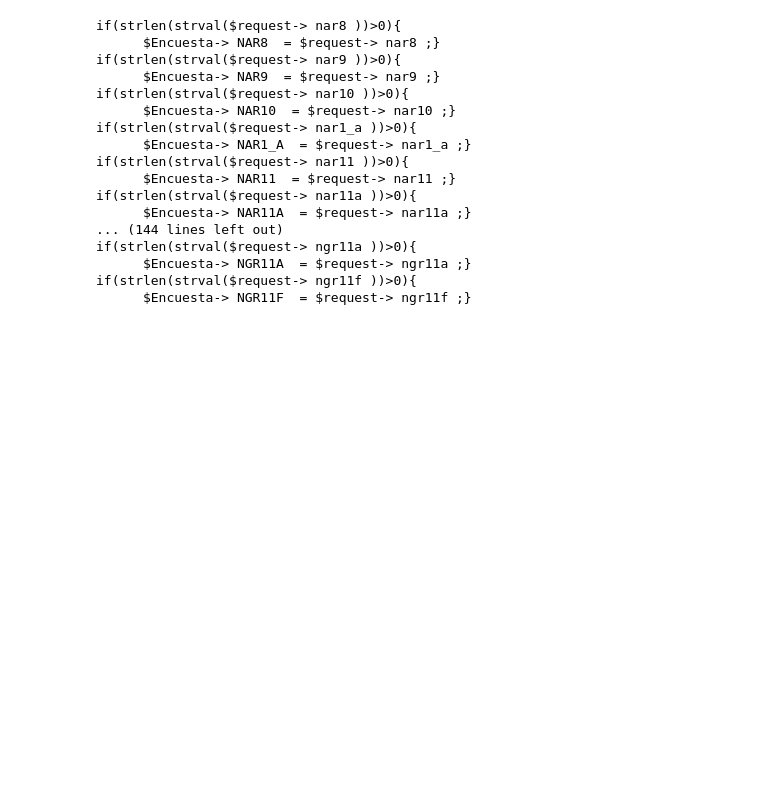
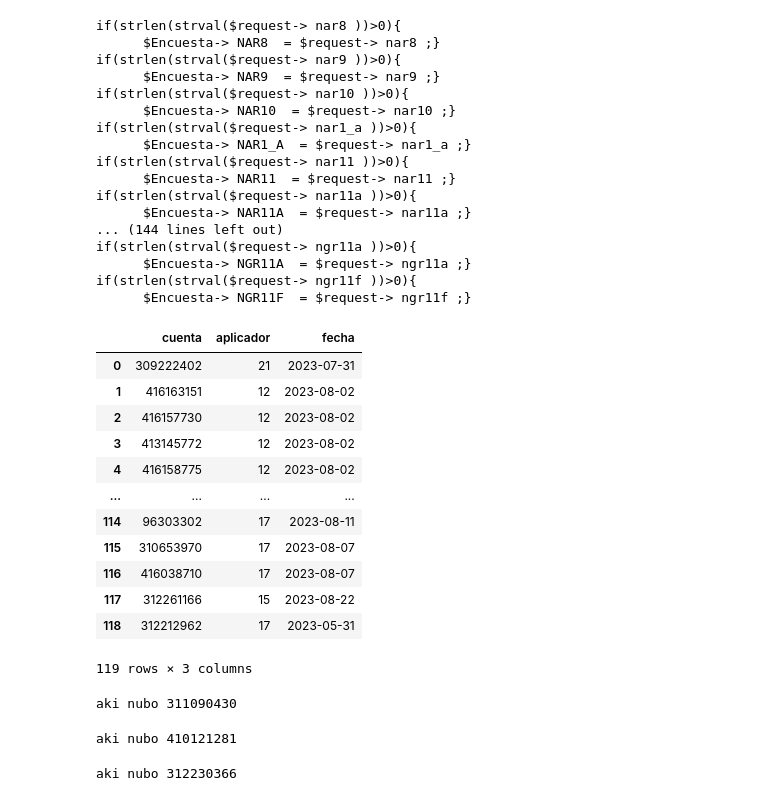
Before and after one commit to icelisipcom/PVE-polls, a Jupyter notebook: notebook.ipynb, the cells around one changed output. Saved outputs shown, nothing was run; the diff lists cells and outputs as text; code cells hidden in the pictures; blank space fills up the shorter version.

```diff
--- a/notebook.ipynb
+++ b/notebook.ipynb
@@ -436,3 +436,34 @@ if(strlen(strval($request-> ngr11a ))>0){
       $Encuesta-> NGR11A  = $request-> ngr11a ;}
 if(strlen(strval($request-> ngr11f ))>0){
       $Encuesta-> NGR11F  = $request-> ngr11f ;}
+# %%
+# cambiar fehcas
+import pandas as pd
+fechas=pd.read_excel('fechas.xlsx')
+# %%
+fechas
+# %% [output]
+|  | cuenta | aplicador | fecha |
+| 0 | 309222402 | 21 | 2023-07-31 |
+| 1 | 416163151 | 12 | 2023-08-02 |
+| 2 | 416157730 | 12 | 2023-08-02 |
+| 3 | 413145772 | 12 | 2023-08-02 |
+| 4 | 416158775 | 12 | 2023-08-02 |
+| ... | ... | ... | ... |
+| 114 | 96303302 | 17 | 2023-08-11 |
+| 115 | 310653970 | 17 | 2023-08-07 |
+| 116 | 416038710 | 17 | 2023-08-07 |
+| 117 | 312261166 | 15 | 2023-08-22 |
+| 118 | 312212962 | 17 | 2023-05-31 |
+119 rows × 3 columns
+# %%
+cuentas_sin_match=pd.DataFrame({'cuenta':''}, index=[0])
+for i in range(len(fechas)):
+    encuesta=pd.read_sql("select * from respuestas2 where cuenta like '%"+str(fechas['cuenta'].values[i])+"';",cnx)
+    if(len(encuesta)==0):
+        cuentas_sin_match=pd.concat([cuentas_sin_match,pd.DataFrame({'cuenta':fechas['cuenta'].values[i]},index=[i])])
+        print('aki nubo',fechas['cuenta'].values[i])
+# %% [output]
+aki nubo 311090430
+aki nubo 410121281
+aki nubo 312230366
```
Also changed, not shown: parts of 1 cell of this notebook, 4 other files.
